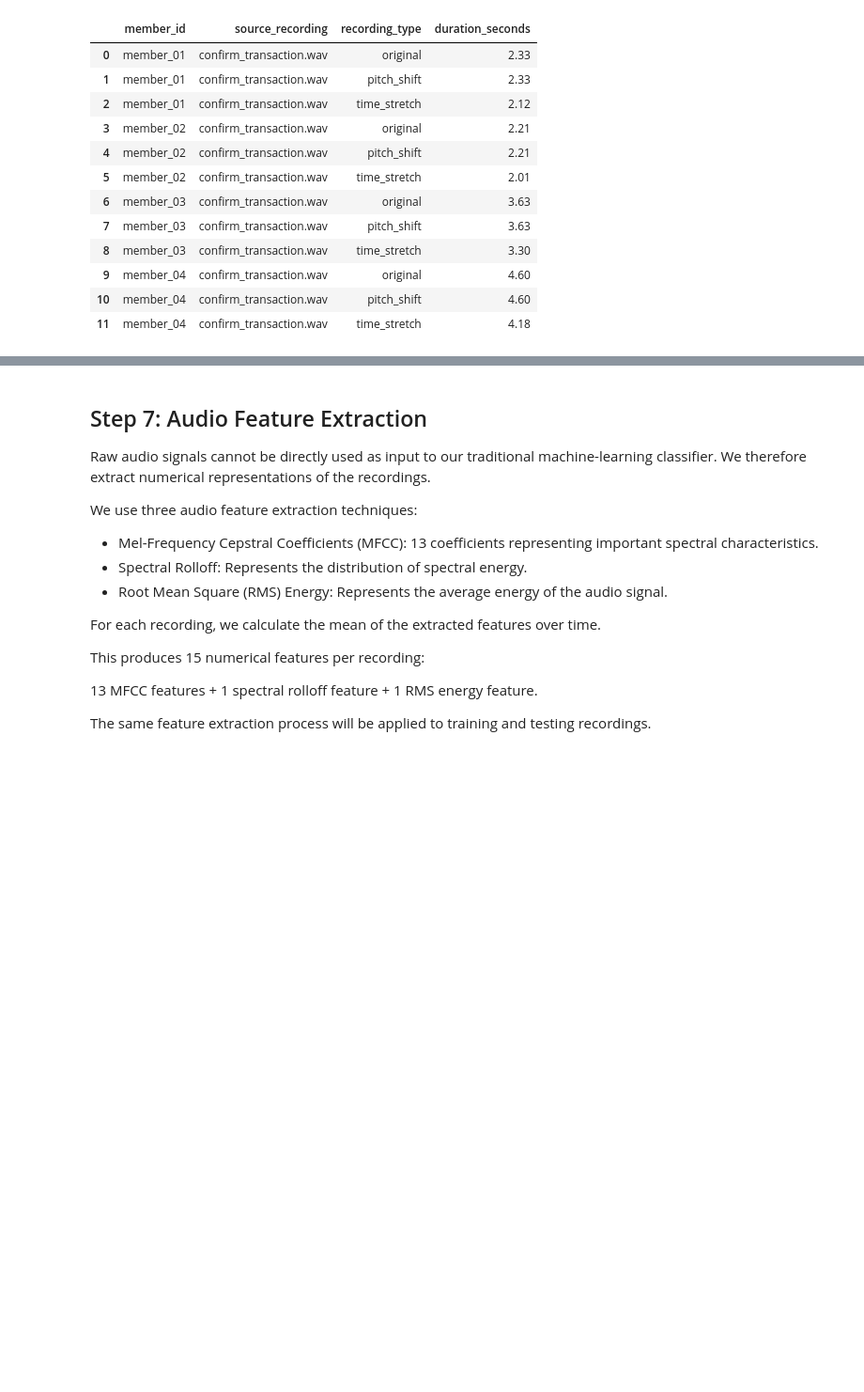
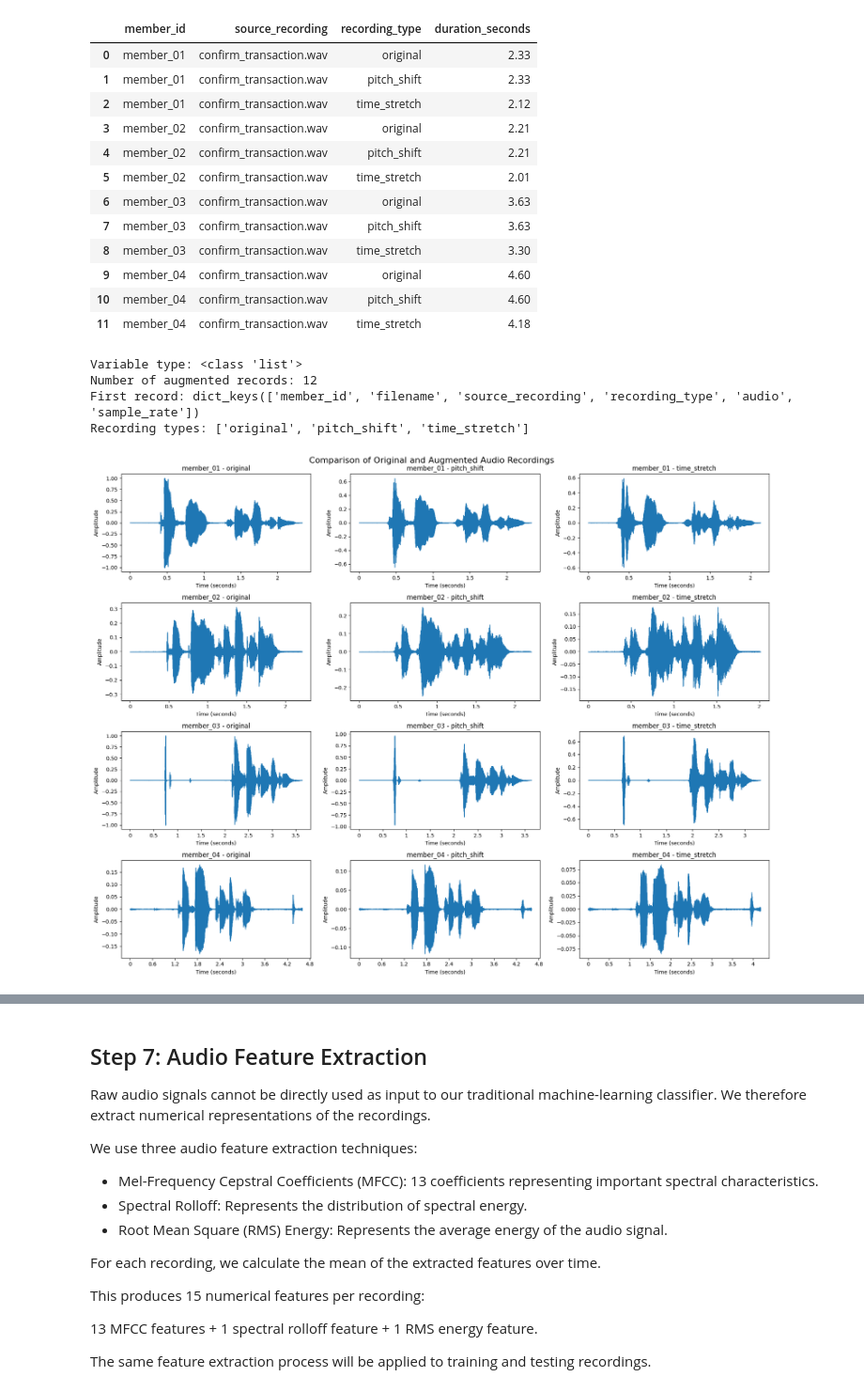
Before and after one commit to Divine-kuzo/Formative-2_grp-21_-Multimodal-Data-Preprocessing-, a Jupyter notebook: notebooks/Group_21_Audio_Preprocessing_Voice_Verification.ipynb, the cells around one changed output, grey strips where cells are left out. Shown at 94% size. Cells and saved outputs as stored; diff of their text form; code cells hidden in the pictures; blank space fills up the shorter version.

```diff
--- a/notebooks/Group_21_Audio_Preprocessing_Voice_Verification.ipynb
+++ b/notebooks/Group_21_Audio_Preprocessing_Voice_Verification.ipynb
@@ -541,3 +656,70 @@ Total training samples: 12
 | 9 | member_04 | confirm_transaction.wav | original | 4.60 |
 | 10 | member_04 | confirm_transaction.wav | pitch_shift | 4.60 |
 | 11 | member_04 | confirm_transaction.wav | time_stretch | 4.18 |
+# %%
+print("Variable type:", type(augmented_records))
+print("Number of augmented records:", len(augmented_records))
+print("First record:", augmented_records[0].keys())
+print("Recording types:", sorted(set(
+    record["recording_type"] for record in augmented_records
+)))
+# %% [output]
+Variable type: <class 'list'>
+Number of augmented records: 12
+First record: dict_keys(['member_id', 'filename', 'source_recording', 'recording_type', 'audio', 'sample_rate'])
+Recording types: ['original', 'pitch_shift', 'time_stretch']
+# %%
+import matplotlib.pyplot as plt
+import librosa.display
+
+# The three recording types
+recording_types = ["original", "pitch_shift", "time_stretch"]
+
+# Four members × three recording types
+fig, axes = plt.subplots(
+    nrows=4,
+    ncols=3,
+    figsize=(18, 14)
+)
+
+members = sorted(set(
+    record["member_id"] for record in augmented_records
+))
+
+for row, member in enumerate(members):
+
+    for col, recording_type in enumerate(recording_types):
+
+        # Find the matching recording
+        record = next(
+            item for item in augmented_records
+            if item["member_id"] == member
+            and item["recording_type"] == recording_type
+        )
+
+        audio = record["audio"]
+        sr = record["sample_rate"]
+
+        # Display waveform
+        librosa.display.waveshow(
+            audio,
+            sr=sr,
+            ax=axes[row, col]
+        )
+
+        axes[row, col].set_title(
+            f"{member} - {recording_type}"
+        )
+
+        axes[row, col].set_xlabel("Time (seconds)")
+        axes[row, col].set_ylabel("Amplitude")
+
+plt.suptitle(
+    "Comparison of Original and Augmented Audio Recordings",
+    fontsize=16
+)
+
+plt.tight_layout()
+plt.show()
+# %% [output]
+[figure, added]
```
Also changed, not shown: parts of 10 cells of this notebook.
